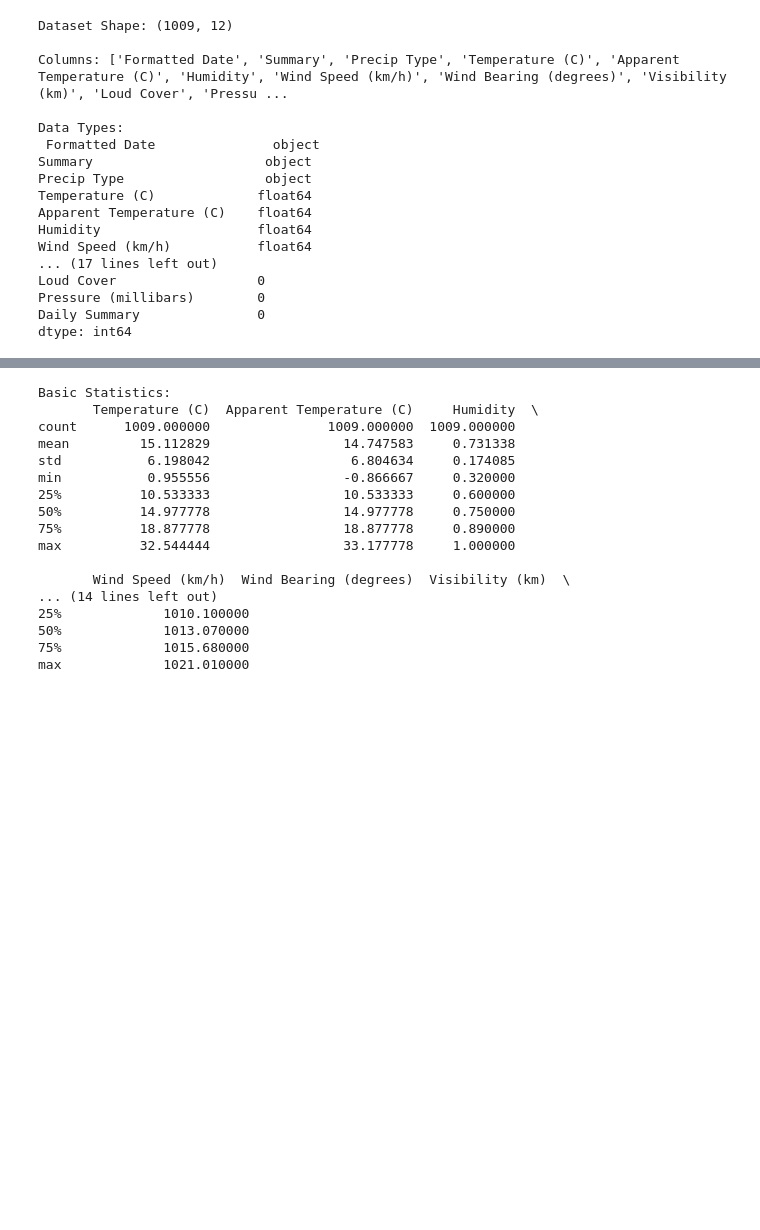
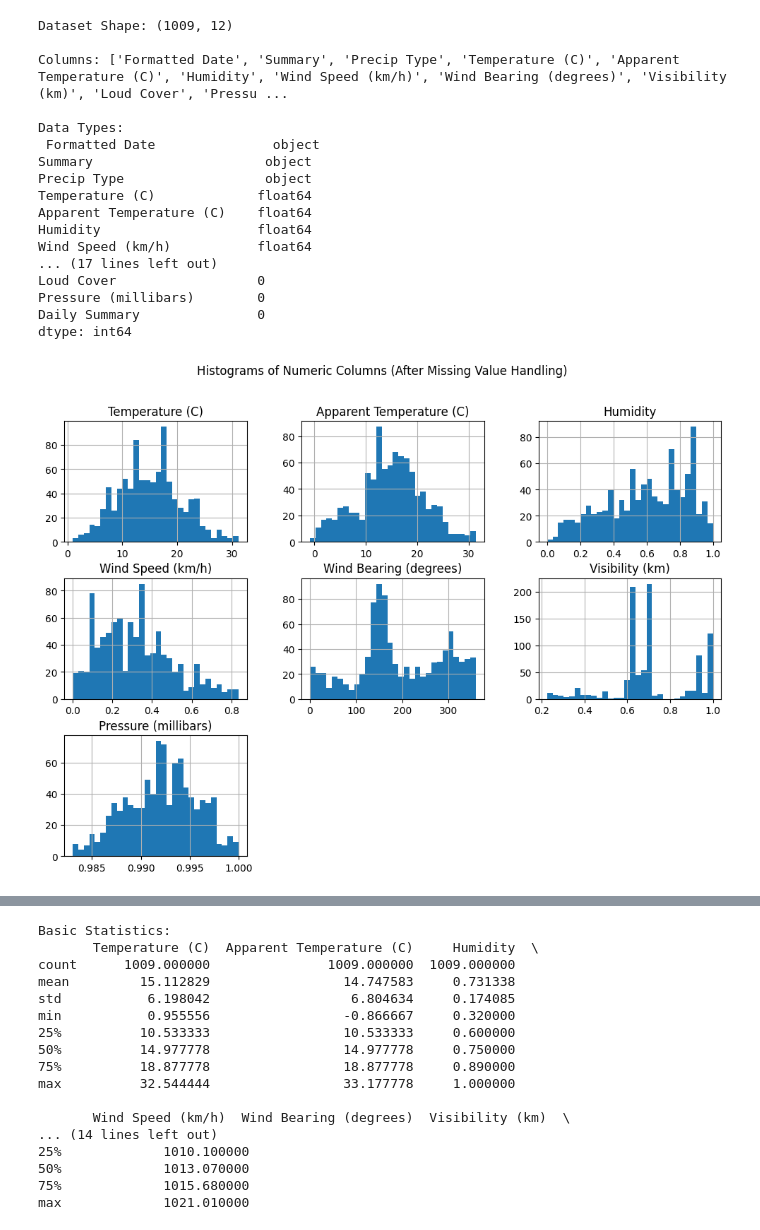
Before and after one commit to thabith12/weather-prediction, a Jupyter notebook: MLmodel.ipynb, the cells around one changed output, grey strips where cells are left out. Cells and saved outputs as stored; diff of their text form; code cells hidden in the pictures; blank space fills up the shorter version.

```diff
--- a/MLmodel.ipynb
+++ b/MLmodel.ipynb
@@ -49,3 +49,9 @@ numeric_cols = ['Temperature (C)', 'Apparent Temperature (C)', 'Humidity',
 
 for col in numeric_cols:
     df[col].fillna(df[col].median(), inplace=True)
+# %%
+df[numeric_cols].hist(bins=30, figsize=(12,8))
+plt.suptitle("Histograms of Numeric Columns (After Missing Value Handling)")
+plt.show()
+# %% [output]
+[figure, added]
```
Also changed, not shown: parts of 13 cells of this notebook.
